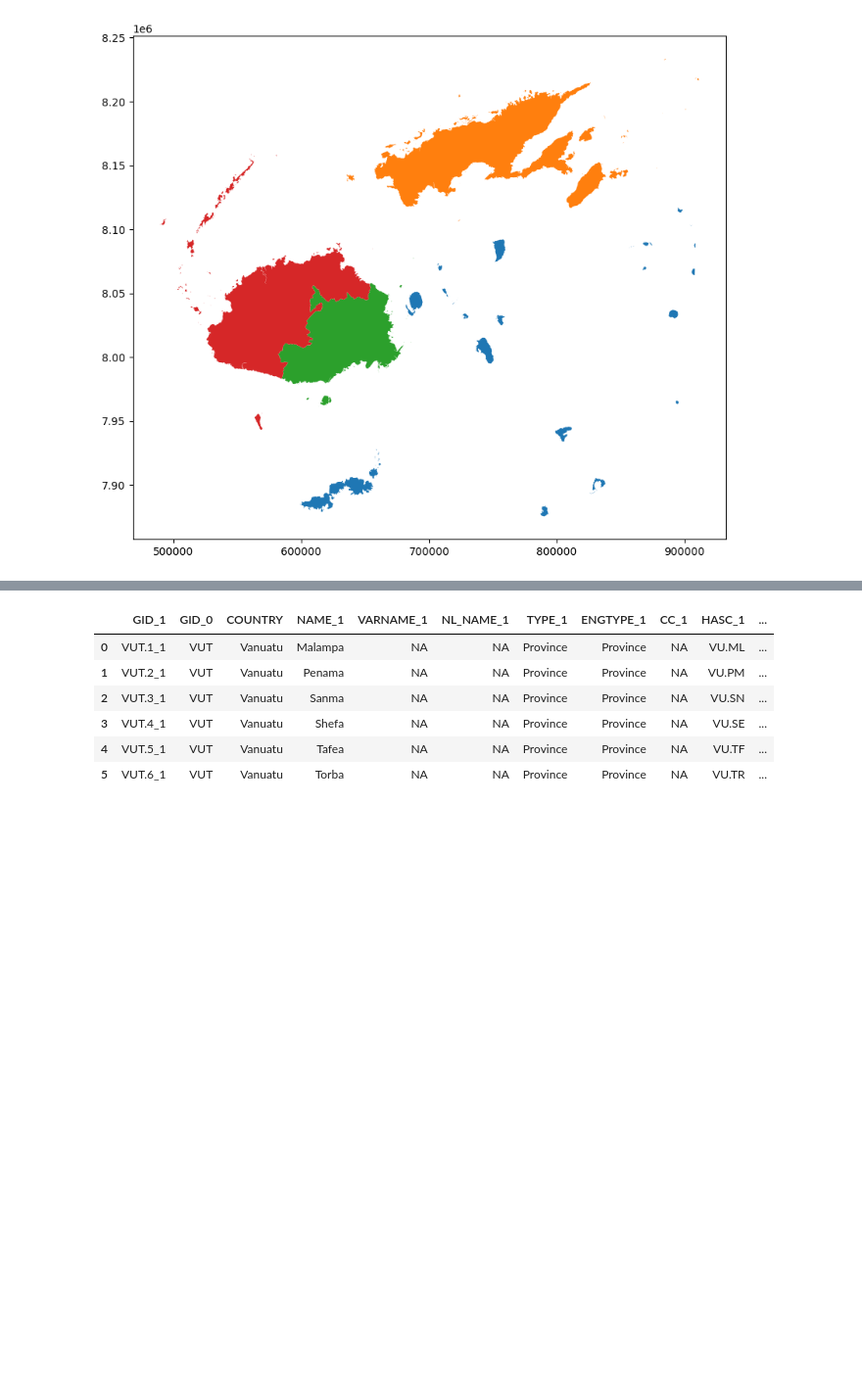
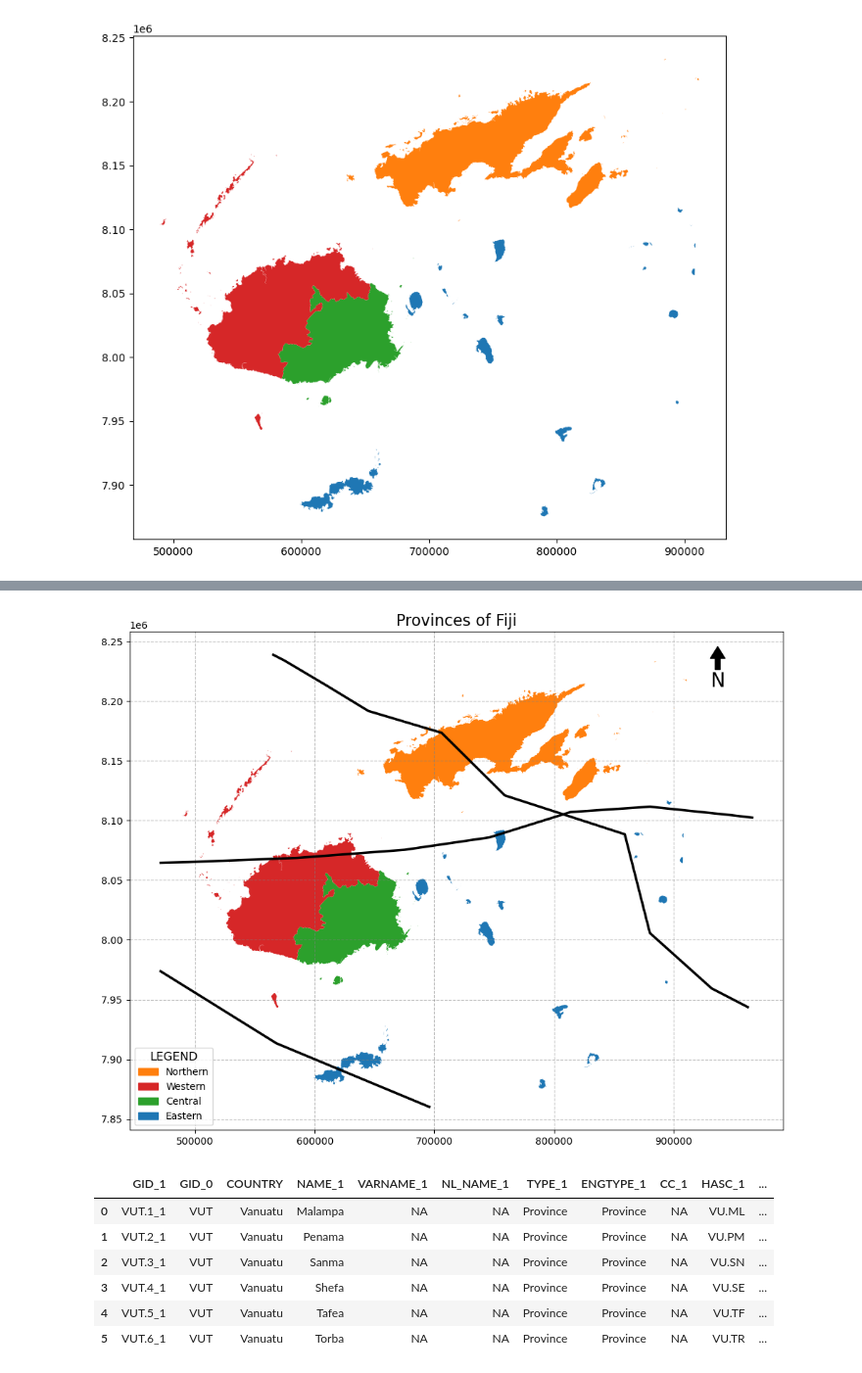
Before and after one commit to nicholasmetherall/tropical-cyclone-impact-analysis, a Jupyter notebook: figures/Provinces.ipynb, the cells around one changed output, grey strips where cells are left out. Shown at 98% size. Cells and saved outputs as stored; diff of their text form; code cells hidden in the pictures; blank space fills up the shorter version.

```diff
--- a/figures/Provinces.ipynb
+++ b/figures/Provinces.ipynb
@@ -159,0 +163,45 @@ plt.show()
+# %%
+# Ensure the figure and axis are properly defined
+fig, ax = plt.subplots(figsize=(12, 10))
+ax.set_facecolor("white")  # Set background color
+
+# Define new bbox
+fiji_bbox_2 = gpd.read_file("tc_tracks/bbox_fiji_2.geojson").to_crs("EPSG:32760")
+
+# Load TC tracks
+winston = gpd.read_file("tc_tracks/tc_winston_line.geojson").to_crs("EPSG:32760").clip(fiji_bbox_2)
+harold = gpd.read_file("tc_tracks/tc_harold_line.geojson").to_crs("EPSG:32760").clip(fiji_bbox_2)
+yasa = gpd.read_file("tc_tracks/tc_yasa_line.geojson").to_crs("EPSG:32760").clip(fiji_bbox_2)
+
+# Plot your map
+colors = ['tab:blue', 'tab:green', 'tab:red', 'tab:orange', 'turquoise', 'tab:brown']
+fiji_provinces.to_crs("EPSG:32760").plot(ax=ax, color=colors)
+winston.to_crs("EPSG:32760").plot(ax=ax, color='black', linewidth=2.5)
+harold.to_crs("EPSG:32760").plot(ax=ax, color='black', linewidth=2.5)
+yasa.to_crs("EPSG:32760").plot(ax=ax, color='black', linewidth=2.5)
+
+# Add scale bar, north arrow, legend
+# add_scalebar(ax, length=1, location='lower left', label='100 km')
+add_north_arrow(ax, location=(0.9, 0.97))
+add_legend(ax, category_colors_fj, loc='lower left', title='LEGEND')
+
+# Add grid and title
+ax.grid(True, linestyle='--', color='gray', alpha=0.5)
+ax.set_title("Provinces of Fiji", fontsize=16)
+
+# Hide axis for a clean map
+# ax.set_axis_off()
+
+## Remove ticks
+# ax.set_xticks([])  # Remove x-axis ticks
+# ax.set_yticks([])  # Remove y-axis ticks
+# ax.set_xticklabels([])  # Remove x-axis labels
+# ax.set_yticklabels([])  # Remove y-axis labels
+
+# Save correctly
+plt.savefig("output_map.png", dpi=300, bbox_inches='tight', facecolor='white')
+
+# Show the plot (AFTER saving)
+plt.show()
+# %% [output]
+[figure, added]
```
Also changed, not shown: parts of 8 cells of this notebook, 18 other files.
